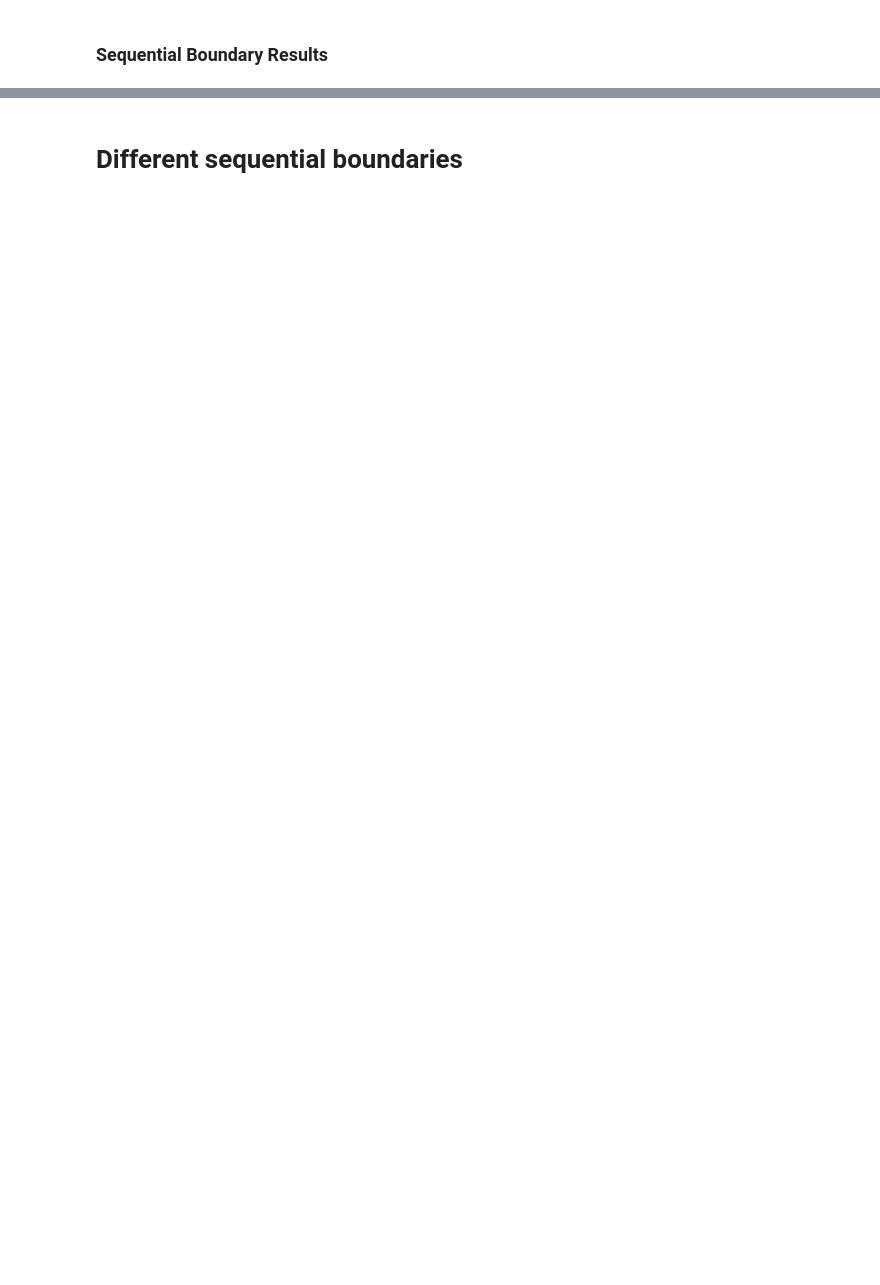
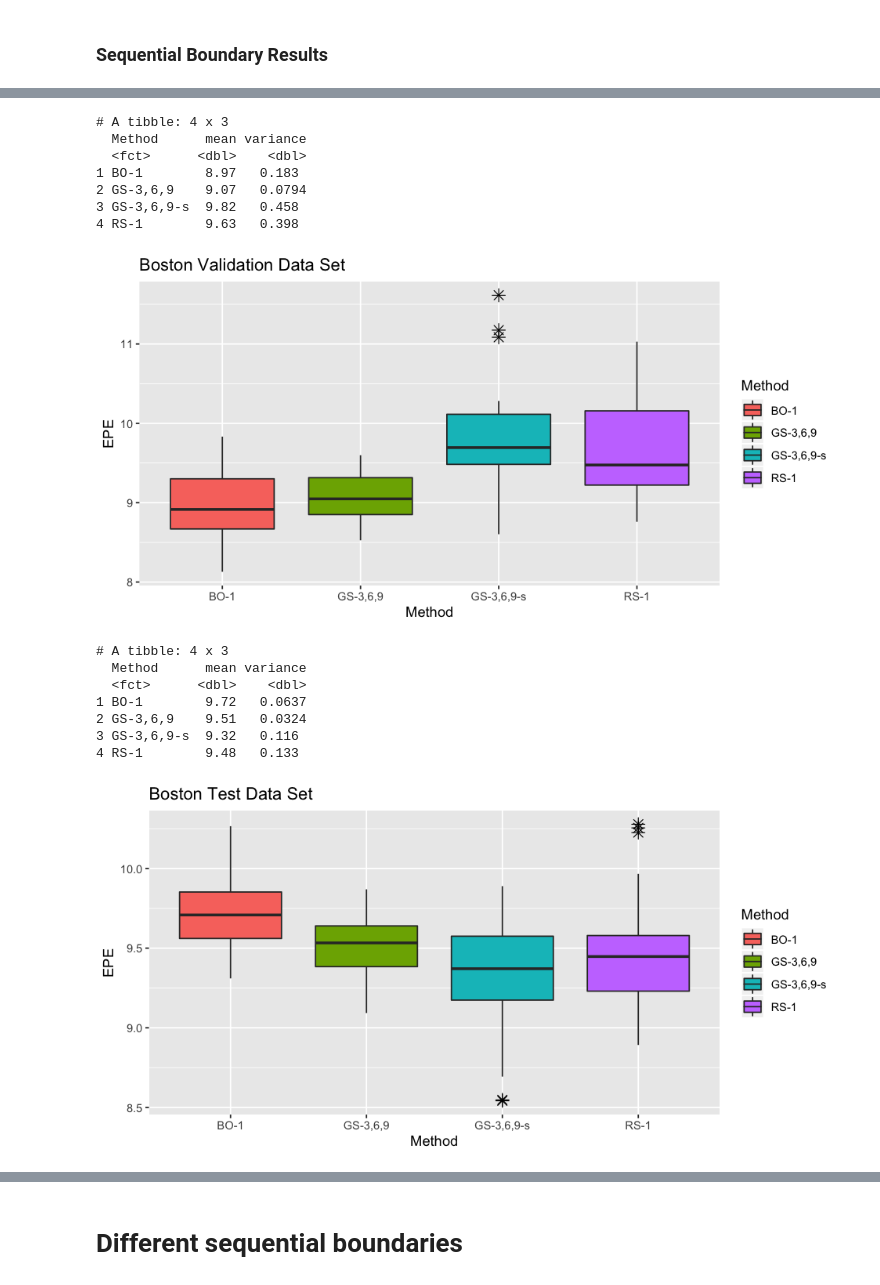
Before and after one commit to LarsHH/reproducible-hyperparameter-optimization-jcgs-2019, a Jupyter notebook: evaluation.ipynb, the cells around one changed output, grey strips where cells are left out. Drawn from its saved outputs; the diff is of its cells as text; code cells hidden in the pictures; blank space fills up the shorter version.

```diff
--- a/evaluation.ipynb
+++ b/evaluation.ipynb
@@ -961,13 +934,0 @@ Avg Evaluations & 50 & 250 & 500 & 280 \\
-# %%
-adjusted.K <- ceiling(boston.results[['150']][['3,6,9']][['Avg Evaluations']])
-if (adjusted.K > length(unique(boston$Lambda))){
-    cat(paste("Not enough trials. Needed", adjusted.K, "have", length(unique(boston$Lambda))))
-} else {
-    boston.results[[as.character(adjusted.K)]][['1']] <- EvalMetricsFullResults(tbl=boston,
-                                                            n.lambda=c(1),
-                                                            alpha=0.05,
-                                                            num.runs=num.runs,
-                                                            P=0.5,
-                                                            testset=T,
-                                                            K=adjusted.K)
-}
@@ -1041,0 +1107,33 @@ for(P in names(seqboundary.results[["Boston"]])){
+# %%
+# Results loaded
+boston.valid.revision <- read.csv("revision-results/boston-valid.csv")
+boston.test.revision <- read.csv("revision-results/boston-test.csv")
+valid.boxplot <- ggplot(valid.revision, aes(x=Method, y=EPE, fill=Method)) +
+                          geom_boxplot(outlier.colour="black", outlier.shape=8, outlier.size=3) +
+                          labs(y="EPE", title=paste(dataset, "Validation Data Set"))
+valid.boxplot
+print(boston.valid.revision %>% group_by(Method) %>% summarise(mean=mean(EPE), variance=var(EPE)))
+ggsave(paste("figures/", dataset, "-valid-revised.pdf", sep=""), plot=valid.boxplot, width=8, height=4)
+test.boxplot <- ggplot(test.revision, aes(x=Method, y=EPE, fill=Method)) +
+                      geom_boxplot(outlier.colour="black", outlier.shape=8, outlier.size=3) +
+                      labs(y="EPE", title=paste(dataset, "Test Data Set"))
+test.boxplot
+print(boston.test.revision %>% group_by(Method) %>% summarise(mean=mean(EPE), variance=var(EPE)))
+ggsave(paste("figures/", dataset, "-test-revised.pdf", sep=""), plot=test.boxplot, width=8, height=4)
+# %% [output]
+# A tibble: 4 x 3
+  Method      mean variance
+  <fct>      <dbl>    <dbl>
+1 BO-1        8.97   0.183
+2 GS-3,6,9    9.07   0.0794
+3 GS-3,6,9-s  9.82   0.458
+4 RS-1        9.63   0.398
+[figure, added]
+# A tibble: 4 x 3
+  Method      mean variance
+  <fct>      <dbl>    <dbl>
+1 BO-1        9.72   0.0637
+2 GS-3,6,9    9.51   0.0324
+3 GS-3,6,9-s  9.32   0.116
+4 RS-1        9.48   0.133
+[figure, added]
```
Also changed, not shown: parts of 54 cells of this notebook, 1 other file.
